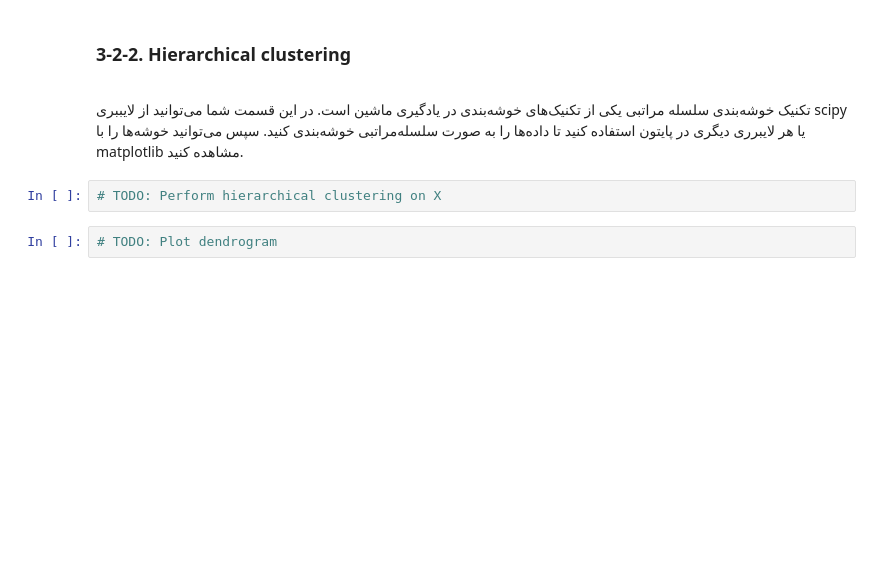
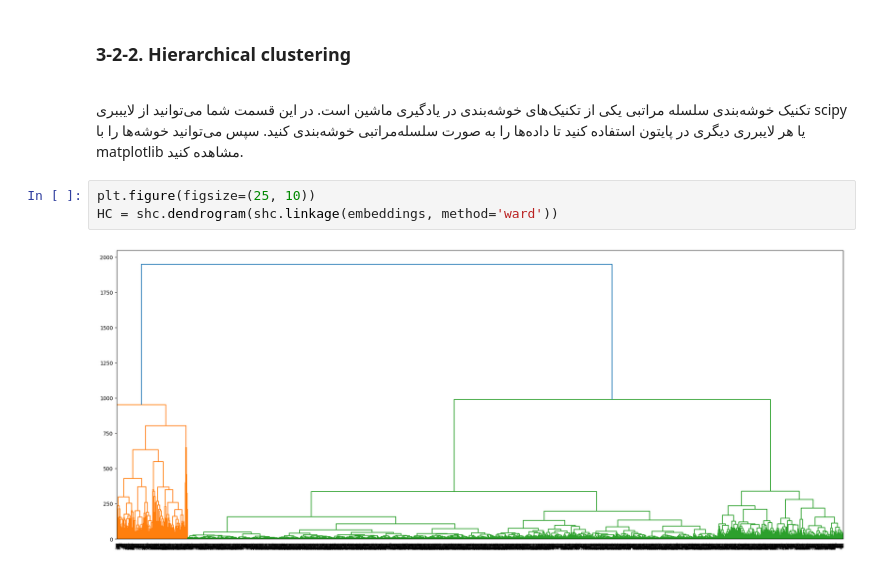
Before and after one commit to alizmhdi/IR-project, a Jupyter notebook: phase-3.ipynb, the cells around one changed output. Saved outputs shown, nothing was run; the diff lists cells and outputs as text; blank space fills up the shorter version.

```diff
--- a/phase-3.ipynb
+++ b/phase-3.ipynb
@@ -666,7 +685,8 @@ Hierarchical clustering
 <div dir="rtl">
 تکنیک خوشه‌بندی سلسله مراتبی یکی از تکنیک‌های خوشه‌بندی در یادگیری ماشین است. در این قسمت شما می‌توانید از لایببری scipy یا هر لایبرری دیگری در پایتون استفاده کنید تا داده‌ها را به صورت سلسله‌مراتبی خوشه‌بندی کنید. سپس می‌توانید خوشه‌ها را با matplotlib مشاهده کنید.
 </div>
-# %%
-# TODO: Perform hierarchical clustering on X
-# %%
-# TODO: Plot dendrogram
+# %%
+plt.figure(figsize=(25, 10))
+HC = shc.dendrogram(shc.linkage(embeddings, method='ward'))
+# %% [output]
+[figure, added]
```
Also changed, not shown: parts of 22 cells of this notebook.
